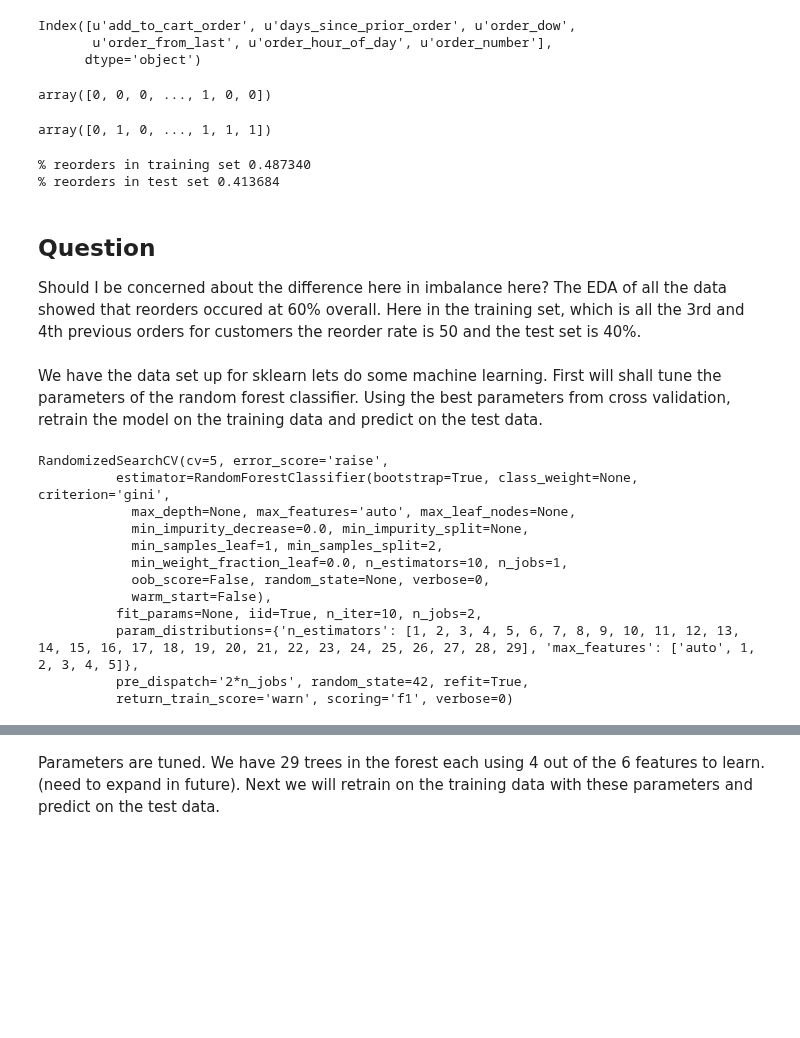
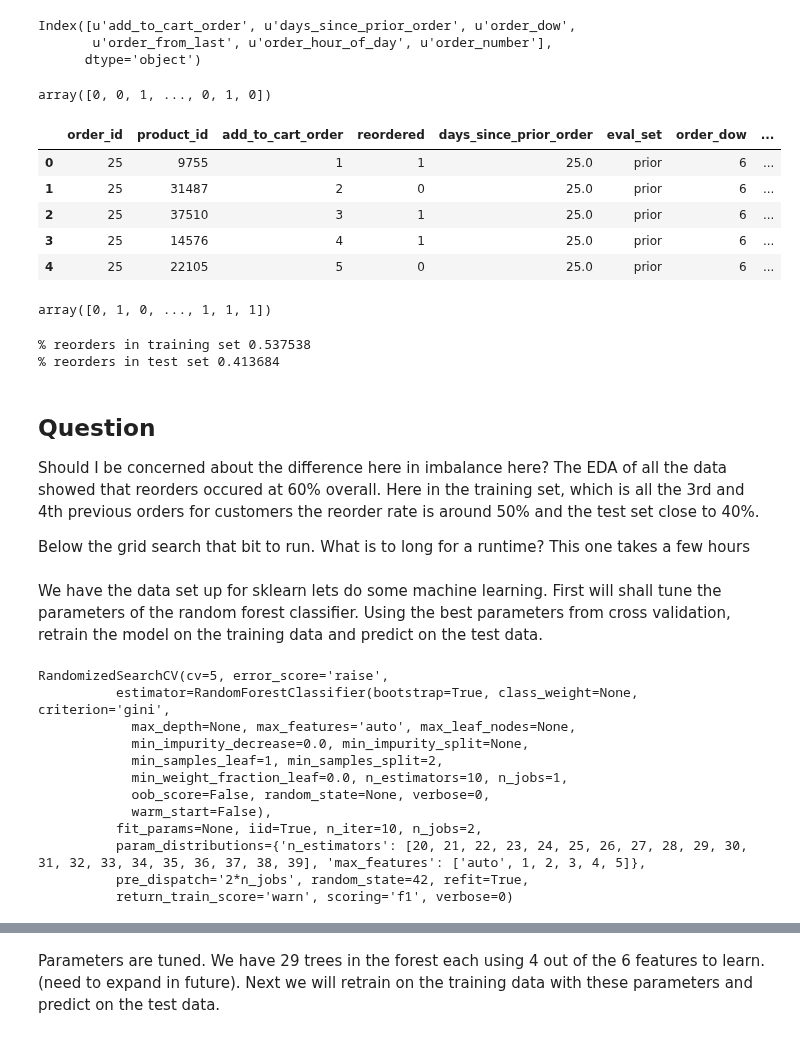
Before and after one commit to lbjennings/Springboard, a Jupyter notebook: Springboard/Capstone Project 1/RandomForest.ipynb, the cells around one changed output, grey strips where cells are left out. Drawn from its saved outputs; the diff is of its cells as text; code cells hidden in the pictures; blank space fills up the shorter version.

```diff
--- a/Springboard/Capstone Project 1/RandomForest.ipynb
+++ b/Springboard/Capstone Project 1/RandomForest.ipynb
@@ -339,9 +167,20 @@ Index([u'add_to_cart_order', u'days_since_prior_order', u'order_dow',
       dtype='object')
 # %%
 #convert target column into array for training set
-ytrain_rf = pd.factorize(rf_train['reordered'])[0]
-ytrain_rf
+ytrain = pd.factorize(df_train['reordered'])[0]
+ytrain
 # %% [output]
-array([0, 0, 0, ..., 1, 0, 0])
+array([0, 0, 1, ..., 0, 1, 0])
+# %%
+#create test set and add reorder information
+df_test=pd.merge(df_prod_orders,data_p2, how= 'inner',left_on="order_id", right_on='order_id')
+df_test.head()
+# %% [output]
+|  | order_id | product_id | add_to_cart_order | reordered | days_since_prior_order | eval_set | order_dow | ... |
+| 0 | 25 | 9755 | 1 | 1 | 25.0 | prior | 6 | ... |
+| 1 | 25 | 31487 | 2 | 0 | 25.0 | prior | 6 | ... |
+| 2 | 25 | 37510 | 3 | 1 | 25.0 | prior | 6 | ... |
+| 3 | 25 | 14576 | 4 | 1 | 25.0 | prior | 6 | ... |
+| 4 | 25 | 22105 | 5 | 0 | 25.0 | prior | 6 | ... |
 # %%
 #convert target column into array for test set
@@ -351,13 +190,15 @@ ytest_rf
 array([0, 1, 0, ..., 1, 1, 1])
 # %%
 #see if the training data has the proper balance of reorders
-print ('% reorders in training set {:2f}'.format(float(ytrain_rf.sum())/ytrain_rf.size))
-print ('% reorders in test set {:2f}'.format(float(ytest_rf.sum())/ytest_rf.size))
+print ('% reorders in training set {:2f}'.format(float(ytrain.sum())/ytrain.size))
+print ('% reorders in test set {:2f}'.format(float(ytest.sum())/ytest.size))
 # %% [output]
-% reorders in training set 0.487340
+% reorders in training set 0.537538
 % reorders in test set 0.413684
 # %% [markdown]
 ## Question
-Should I be concerned about the difference here in imbalance here? The EDA of all the data showed that reorders occured at 60% overall. Here in the training set, which is all the 3rd and 4th previous orders for customers the reorder rate is 50 and the test set is 40%.
+Should I be concerned about the difference here in imbalance here? The EDA of all the data showed that reorders occured at 60% overall. Here in the training set, which is all the 3rd and 4th previous orders for customers the reorder rate is around 50% and the test set close to 40%.
+
+Below the grid search that bit to run. What is to long for a runtime? This one takes a few hours
 # %%
 #make a training set for sklearn features
@@ -371,7 +212,7 @@ We have the data set up for sklearn lets do some machine learning. First will sh
 #know lets tune the parameters for the random forest
 
 #set parametets to tune in Random Grid Search (# trees in forest and # of features per tree)
-parameters={'n_estimators':range(1,30),'max_features':['auto',1,2,3,4,5]}
+parameters={'n_estimators':range(20,40),'max_features':['auto',1,2,3,4,5]}
 
 #create an instance of the random forest classifier
 rf=RandomForestClassifier()
@@ -381,7 +222,7 @@ rf=RandomForestClassifier()
 rs = RandomizedSearchCV(rf, param_distributions=parameters,cv=5,refit=True,n_jobs=2,random_state=42,scoring='f1')
 
 #fit grid search on random forest over grid
-rs.fit(xtrain_rf,ytrain_rf)
+rs.fit( xtrain ,  ytrain )
 # %% [output]
 RandomizedSearchCV(cv=5, error_score='raise',
           estimator=RandomForestClassifier(bootstrap=True, class_weight=None, criterion='gini',
@@ -392,7 +233,7 @@ RandomizedSearchCV(cv=5, error_score='raise',
             oob_score=False, random_state=None, verbose=0,
             warm_start=False),
           fit_params=None, iid=True, n_iter=10, n_jobs=2,
-          param_distributions={'n_estimators': [1, 2, 3, 4, 5, 6, 7, 8, 9, 10, 11, 12, 13, 14, 15, 16, 17, 18, 19, 20, 21, 22, 23, 24, 25, 26, 27, 28, 29], 'max_features': ['auto', 1, 2, 3, 4, 5]},
+          param_distributions={'n_estimators': [20, 21, 22, 23, 24, 25, 26, 27, 28, 29, 30, 31, 32, 33, 34, 35, 36, 37, 38, 39], 'max_features': ['auto', 1, 2, 3, 4, 5]},
           pre_dispatch='2*n_jobs', random_state=42, refit=True,
           return_train_score='warn', scoring='f1', verbose=0)
 # %% [markdown]
```
Also changed, not shown: parts of 64 cells of this notebook.
